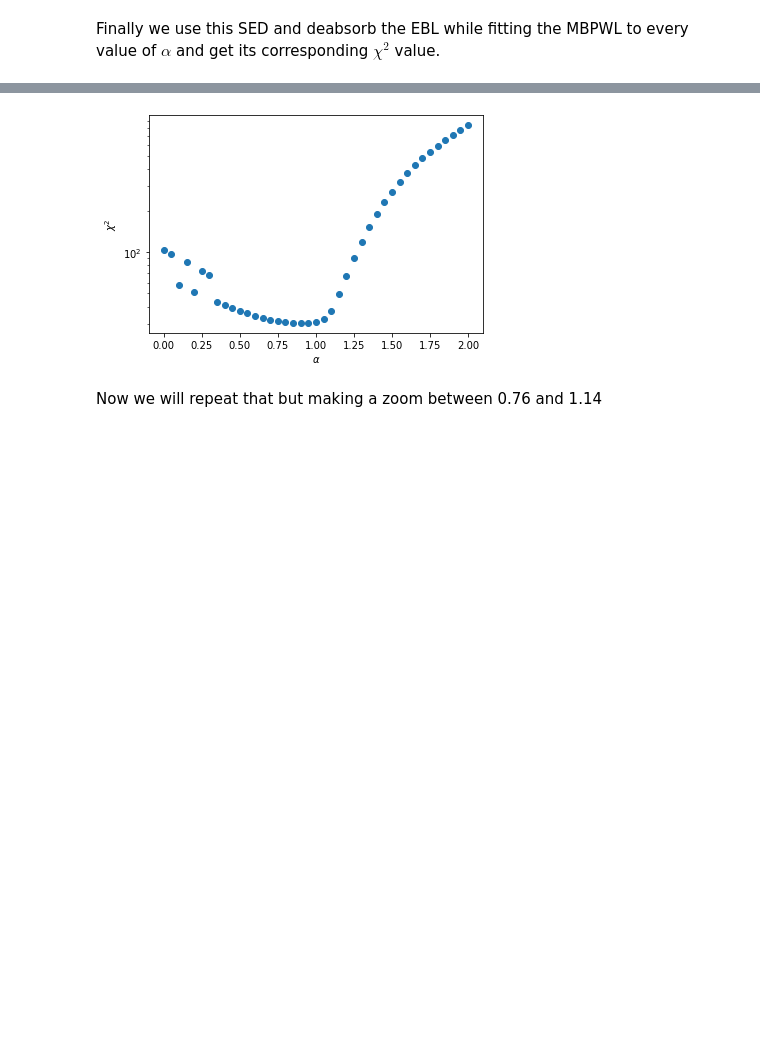
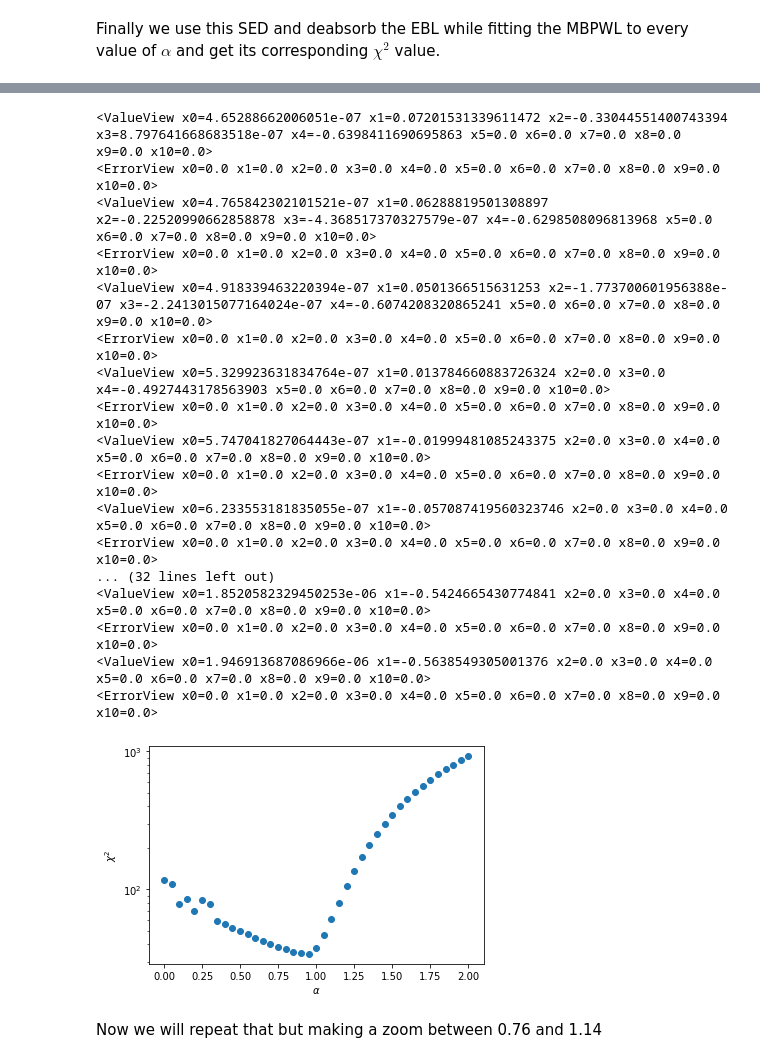
Before and after one commit to R-Grau/EBLpy, a Jupyter notebook: Multiple_Broken_power_law3.ipynb, the cells around one changed output, grey strips where cells are left out. Cells and saved outputs as stored; diff of their text form; code cells hidden in the pictures; blank space fills up the shorter version.

```diff
--- a/Multiple_Broken_power_law3.ipynb
+++ b/Multiple_Broken_power_law3.ipynb
@@ -63,12 +64,13 @@ def multiple_bpl_fit(initial_guess):
     m = Minuit(LSQ, initial_guess)
     #m.limits["initial_guess[2:-1]"] = (0,None)
     #m.tol = 1e-30
+    m.tol = 1e-20
 
     m.migrad()
-    #print(m.values)
+    print(m.values)
 
     m.hesse()
-    #print(m.errors)
+    print(m.errors)
 
     return m
 # %% [markdown]
@@ -218,8 +220,6 @@ Ebins = 10 ** logEbins
 # %%
 mu_vec_reco = np.zeros(len(mu_vec))
 mu_vec_i = np.zeros(len(mu_vec))
-bckgmu_vec_reco = np.zeros(len(mu_vec))
-bckgmu_vec_i = np.zeros(len(mu_vec))
 
 for i in range(len(mu_vec)):
     for j in range(len(mu_vec)):
@@ -231,9 +231,7 @@ for i in range(len(mu_vec)):
         mu = E[2:37][i]
 
         mu_vec_i[j] = Gauss_int(A, mu, sigma, Em, Ep)[0]
-        bckgmu_vec_i[j] = Gauss_int(B, mu, sigma, Em, Ep)[0]
     mu_vec_reco = mu_vec_reco + mu_vec_i
-    bckgmu_vec_reco = bckgmu_vec_reco + bckgmu_vec_i
 
 # plt.plot(E[3:37], mu_vec[1:], label="True")
 # plt.plot(E[3:37], mu_vec_reco[1:], label="Reconstructed")
@@ -244,13 +242,13 @@ for i in range(len(mu_vec)):
 Now we generate 2 random samples of the background. The first one is the background contribution to the observations and the other one is the observed background in 5 wobbles that we will use to reduce the background noise. After that we also simulate the source spectra. Those 3 things are made using a Poisson disteibution.Then we sum the 3 contributions and we take the number of photons to SED.
 # %%
 my_generator = np.random.default_rng(2021)
-Simbckg1 = my_generator.poisson(bckgmu_vec_reco)
+Simbckg1 = my_generator.poisson(bckgmu)
 # Simbckg1 = Simbckg1.astype(float)
 # for i in range(len(Simbckg1)):
 #     if Simbckg1[i] == 0:
 #         Simbckg1[i] = bckgmu[i]
 Simbckg1_u = np.sqrt(Simbckg1)
-Simbckg5 = my_generator.poisson(5*bckgmu_vec_reco)/5
+Simbckg5 = my_generator.poisson(5*bckgmu)/5
 # Simbckg5 = Simbckg5.astype(float)
 # for i in range(len(Simbckg5)):
 #     if Simbckg5[i] == 0:
@@ -311,19 +311,17 @@ plt.show()
 Finally we use this SED and deabsorb the EBL while fitting the MBPWL to every value of $\alpha$ and get its corresponding $\chi^2$ value.
 # %%
 chisqs = []
-alphas = []
+alphas = np.arange(0,2.05,0.05)
 
-for i in range(41):
-    alpha = round(0.05 * i, 2)
-    #print("alpha = ", alpha)
-    alphas.append(alpha)
+for i in range(len(alphas)):
+    alpha = alphas[i]
     dNdE2 = dNdE_b[4:] * np.exp(alpha*tau[7:37])
     dNdE2_u = dNdE_b_u[4:] * np.exp(alpha*tau[7:37])
     SED2 = np.square(E[7:37]) * dNdE2
     SED_u2 = np.square(E[7:37]) * dNdE2_u
     ydata = SED2
     xdata = E[7:37]
-    knots = 5
+    knots = 3
     ydata_u = SED_u2
     initial_guess = np.array([5e-7, 0, 0, 0, 0, 0, 0, 0, 0, 0, 0]) #phi_0, lam1, deltas (len(deltas)=knots-2))
     things = multiple_bpl_fit(initial_guess=initial_guess)
@@ -349,4 +364,21 @@ plt.show()
+<ValueView x0=4.65288662006051e-07 x1=0.07201531339611472 x2=-0.33044551400743394 x3=8.797641668683518e-07 x4=-0.6398411690695863 x5=0.0 x6=0.0 x7=0.0 x8=0.0 x9=0.0 x10=0.0>
+<ErrorView x0=0.0 x1=0.0 x2=0.0 x3=0.0 x4=0.0 x5=0.0 x6=0.0 x7=0.0 x8=0.0 x9=0.0 x10=0.0>
+<ValueView x0=4.765842302101521e-07 x1=0.06288819501308897 x2=-0.22520990662858878 x3=-4.368517370327579e-07 x4=-0.6298508096813968 x5=0.0 x6=0.0 x7=0.0 x8=0.0 x9=0.0 x10=0.0>
+<ErrorView x0=0.0 x1=0.0 x2=0.0 x3=0.0 x4=0.0 x5=0.0 x6=0.0 x7=0.0 x8=0.0 x9=0.0 x10=0.0>
+<ValueView x0=4.918339463220394e-07 x1=0.0501366515631253 x2=-1.773700601956388e-07 x3=-2.2413015077164024e-07 x4=-0.6074208320865241 x5=0.0 x6=0.0 x7=0.0 x8=0.0 x9=0.0 x10=0.0>
+<ErrorView x0=0.0 x1=0.0 x2=0.0 x3=0.0 x4=0.0 x5=0.0 x6=0.0 x7=0.0 x8=0.0 x9=0.0 x10=0.0>
+<ValueView x0=5.329923631834764e-07 x1=0.013784660883726324 x2=0.0 x3=0.0 x4=-0.4927443178563903 x5=0.0 x6=0.0 x7=0.0 x8=0.0 x9=0.0 x10=0.0>
+<ErrorView x0=0.0 x1=0.0 x2=0.0 x3=0.0 x4=0.0 x5=0.0 x6=0.0 x7=0.0 x8=0.0 x9=0.0 x10=0.0>
+<ValueView x0=5.747041827064443e-07 x1=-0.01999481085243375 x2=0.0 x3=0.0 x4=0.0 x5=0.0 x6=0.0 x7=0.0 x8=0.0 x9=0.0 x10=0.0>
+<ErrorView x0=0.0 x1=0.0 x2=0.0 x3=0.0 x4=0.0 x5=0.0 x6=0.0 x7=0.0 x8=0.0 x9=0.0 x10=0.0>
+<ValueView x0=6.233553181835055e-07 x1=-0.057087419560323746 x2=0.0 x3=0.0 x4=0.0 x5=0.0 x6=0.0 x7=0.0 x8=0.0 x9=0.0 x10=0.0>
+<ErrorView x0=0.0 x1=0.0 x2=0.0 x3=0.0 x4=0.0 x5=0.0 x6=0.0 x7=0.0 x8=0.0 x9=0.0 x10=0.0>
+... (32 lines left out)
+<ValueView x0=1.8520582329450253e-06 x1=-0.5424665430774841 x2=0.0 x3=0.0 x4=0.0 x5=0.0 x6=0.0 x7=0.0 x8=0.0 x9=0.0 x10=0.0>
+<ErrorView x0=0.0 x1=0.0 x2=0.0 x3=0.0 x4=0.0 x5=0.0 x6=0.0 x7=0.0 x8=0.0 x9=0.0 x10=0.0>
+<ValueView x0=1.946913687086966e-06 x1=-0.5638549305001376 x2=0.0 x3=0.0 x4=0.0 x5=0.0 x6=0.0 x7=0.0 x8=0.0 x9=0.0 x10=0.0>
+<ErrorView x0=0.0 x1=0.0 x2=0.0 x3=0.0 x4=0.0 x5=0.0 x6=0.0 x7=0.0 x8=0.0 x9=0.0 x10=0.0>
-[figure, old version]
+[figure, new version]
 # %% [markdown]
 Now we will repeat that but making a zoom between 0.76 and 1.14
 # %%
```
Also changed, not shown: parts of 5 cells of this notebook, 1 other file.
